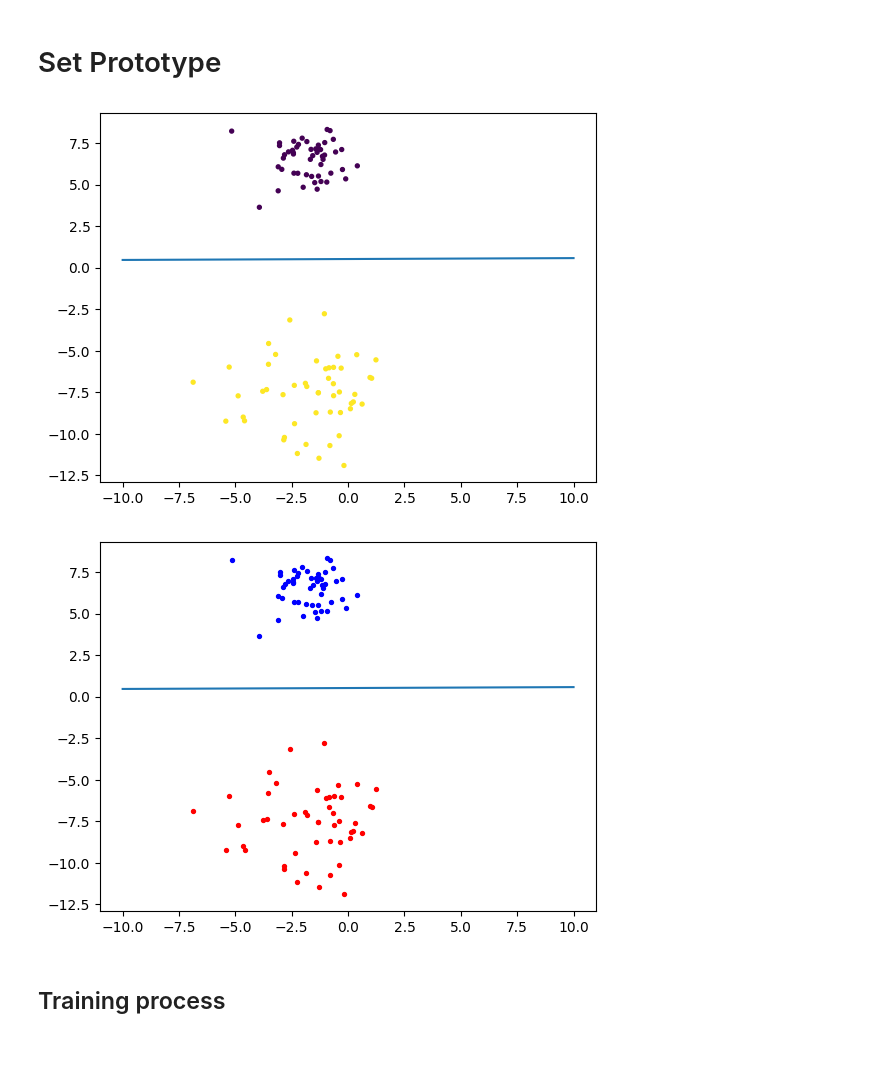
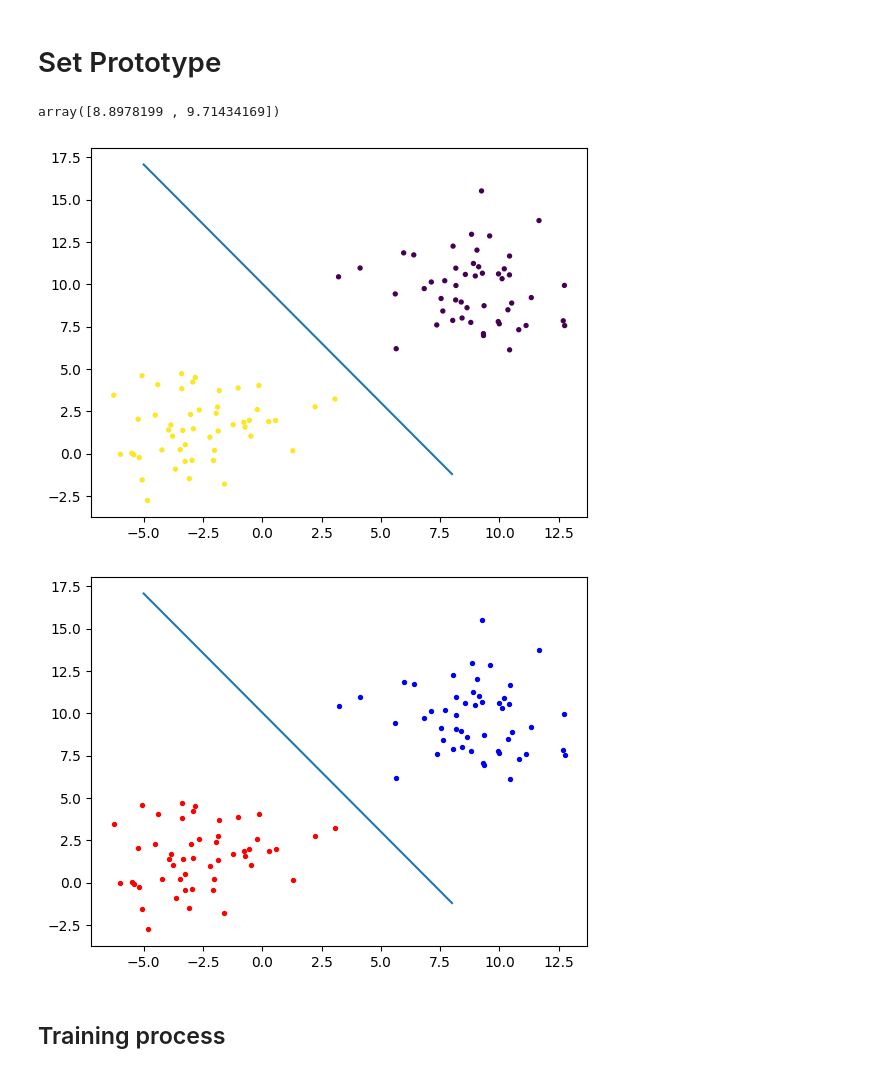
Before and after one commit to waterkingest/NeuralNetworkStudy, a Jupyter notebook: NeuralNetwork.ipynb, the cells around one changed output. Saved outputs shown, nothing was run; the diff lists cells and outputs as text; code cells hidden in the pictures.

```diff
--- a/NeuralNetwork.ipynb
+++ b/NeuralNetwork.ipynb
@@ -11,7 +11,7 @@ import numpy as np
 # %% [markdown]
 ## Generate dataset
 # %%
-X,y = datasets.make_blobs(n_samples=100, n_features=2, centers=2, cluster_std=[1.0,2.0], center_box=(-10.0, 10.0), shuffle=True, random_state=None)
+X,y = datasets.make_blobs(n_samples=100, n_features=2, centers=2, cluster_std=2.0, center_box=(-10.0, 10.0), shuffle=True, random_state=None)
 plt.scatter(X[:,0],X[:,1],c=y,s=8)
 # %% [output]
 <matplotlib.collections.PathCollection at 0x...>
@@ -30,34 +30,38 @@ X_type2 = np.mean(X_type2, axis=0)
 # X_type2_transpose = np.transpose(X_type2)
 w1 =(-1/2)* np.dot(X_type1,X_type1) #+ X_type1*X
 w2 =(-1/2)* np.dot(X_type2,X_type2) #+ X_type2*X
+# %%
+X_type1
+# %% [output]
+array([8.8978199 , 9.71434169])
 # %%
 # g1: X_type1[0]*x+X_type1[1]*y+w1=0
 # g2: X_type2[0]*x+X_type2[1]*y+w2=0
 # s1: g1-g2=0
 # %%
-surface_x=np.linspace(-10, 10, 100)
-surface_y=((w1-w2)-(X_type1[0]-X_type2[0])*surface_x)/(X_type1[1]-X_type2[1])
+surface_x=np.linspace(-5, 8, 100)
+surface_y=(-(w1-w2)-(X_type1[0]-X_type2[0])*surface_x)/(X_type1[1]-X_type2[1])
 # %%
 plt.scatter(X[:,0],X[:,1],c=y,s=8)
 # draw decision surface
 plt.plot(surface_x, surface_y)
 plt.show()
 # %% [output]
-[figure, old version]
+[figure, new version]
 # %%
 bias=0
 for a,b in X:
   descriminator=(X_type1[0]-X_type2[0])*a+(X_type1[1]-X_type2[1])*b+(w1-w2)
   if descriminator>0:
     plt.scatter(a,b,c='blue',s=8)
   else:
     plt.scatter(a,b,c='red',s=8)
 
-surface_y=((w1-w2)-(X_type1[0]-X_type2[0])*surface_x-bias)/(X_type1[1]-X_type2[1])
+surface_y=(-(w1-w2)-(X_type1[0]-X_type2[0])*surface_x-bias)/(X_type1[1]-X_type2[1])
 plt.plot(surface_x, surface_y)
 plt.show()
 # %% [output]
-[figure, old version]
+[figure, new version]
 # %% [markdown]
 ## Training process
 # %%
```
Also changed, not shown: parts of 10 cells of this notebook.
